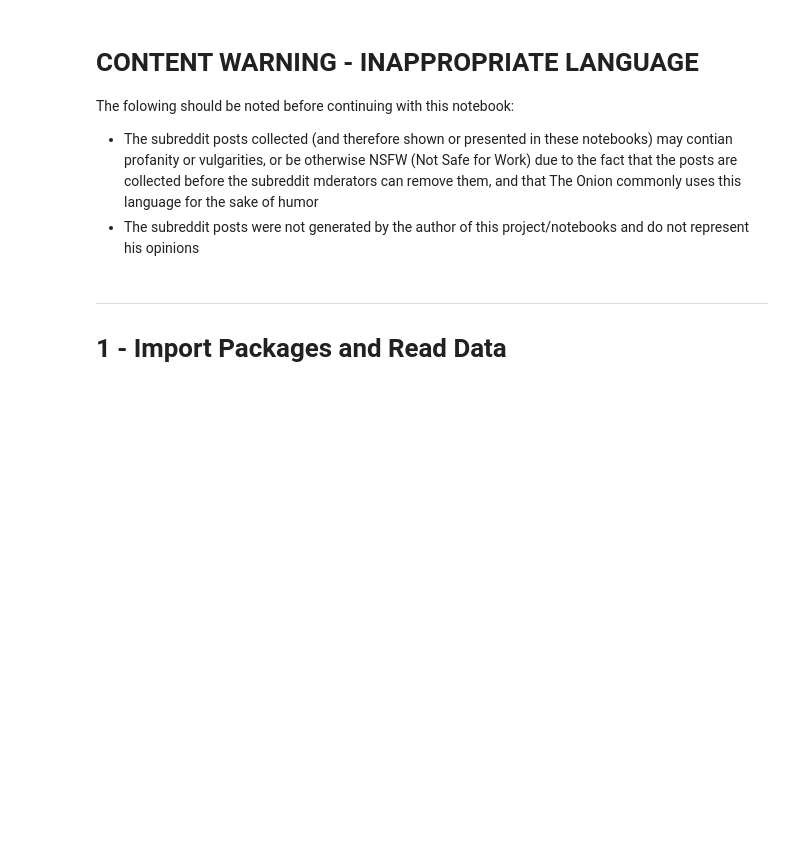
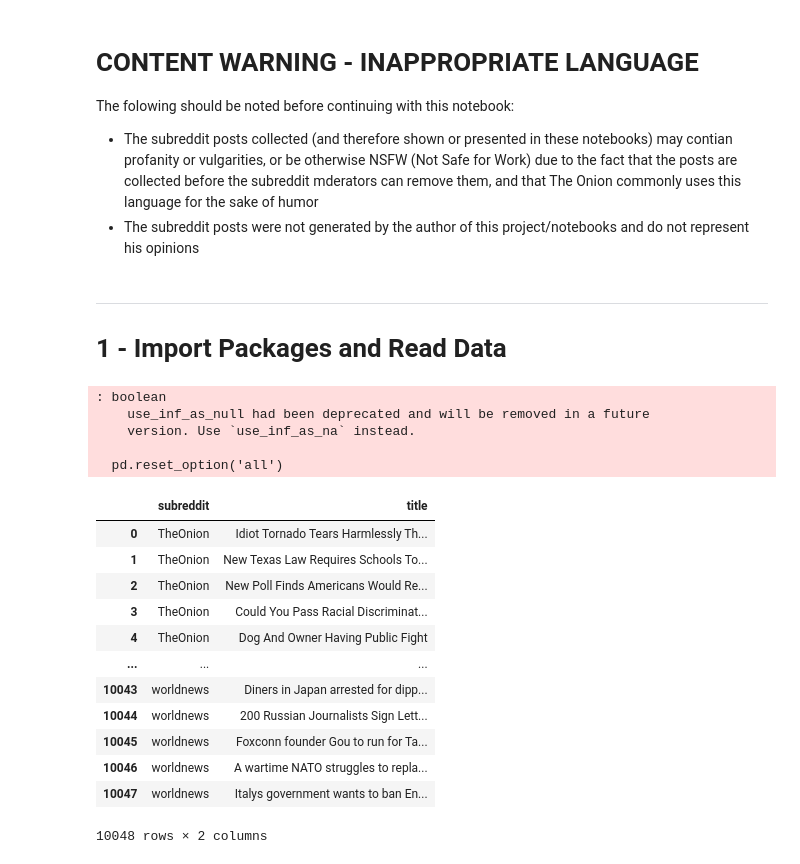
Before and after one commit to drossDS/Humor_Identification_with_NLP, a Jupyter notebook: code/4-Modeling-Round-2.ipynb, the cells around one changed output. Cells and saved outputs as stored; diff of their text form; code cells hidden in the pictures; blank space fills up the shorter version.

```diff
--- a/code/4-Modeling-Round-2.ipynb
+++ b/code/4-Modeling-Round-2.ipynb
@@ -42,0 +71,29 @@ The folowing should be noted before continuing with this notebook:
+# %%
+# Source to reset pandas column width:  https://pandas.pydata.org/docs/reference/api/pandas.reset_option.html
+# Source to widen pandas columns:  https://stackoverflow.com/questions/11707586/how-do-i-expand-the-output-display-to-see-more-columns-of-a-pandas-dataframe
+pd.reset_option('all')
+pd.set_option('display.max_colwidth', 200)
+# %% [output]
+: boolean
+    use_inf_as_null had been deprecated and will be removed in a future
+    version. Use `use_inf_as_na` instead.
+
+  pd.reset_option('all')
+# %%
+# Rad in the Modeling Data
+reddit = pd.read_csv('../data/reddit_clean_2.csv')
+reddit
+# %% [output]
+|  | subreddit | title |
+| 0 | TheOnion | Idiot Tornado Tears Harmlessly Th... |
+| 1 | TheOnion | New Texas Law Requires Schools To... |
+| 2 | TheOnion | New Poll Finds Americans Would Re... |
+| 3 | TheOnion | Could You Pass Racial Discriminat... |
+| 4 | TheOnion | Dog And Owner Having Public Fight |
+| ... | ... | ... |
+| 10043 | worldnews | Diners in Japan arrested for dipp... |
+| 10044 | worldnews | 200 Russian Journalists Sign Lett... |
+| 10045 | worldnews | Foxconn founder Gou to run for Ta... |
+| 10046 | worldnews | A wartime NATO struggles to repla... |
+| 10047 | worldnews | Italys government wants to ban En... |
+10048 rows × 2 columns
```
Also changed, not shown: parts of 8 cells of this notebook, 2 other files.
